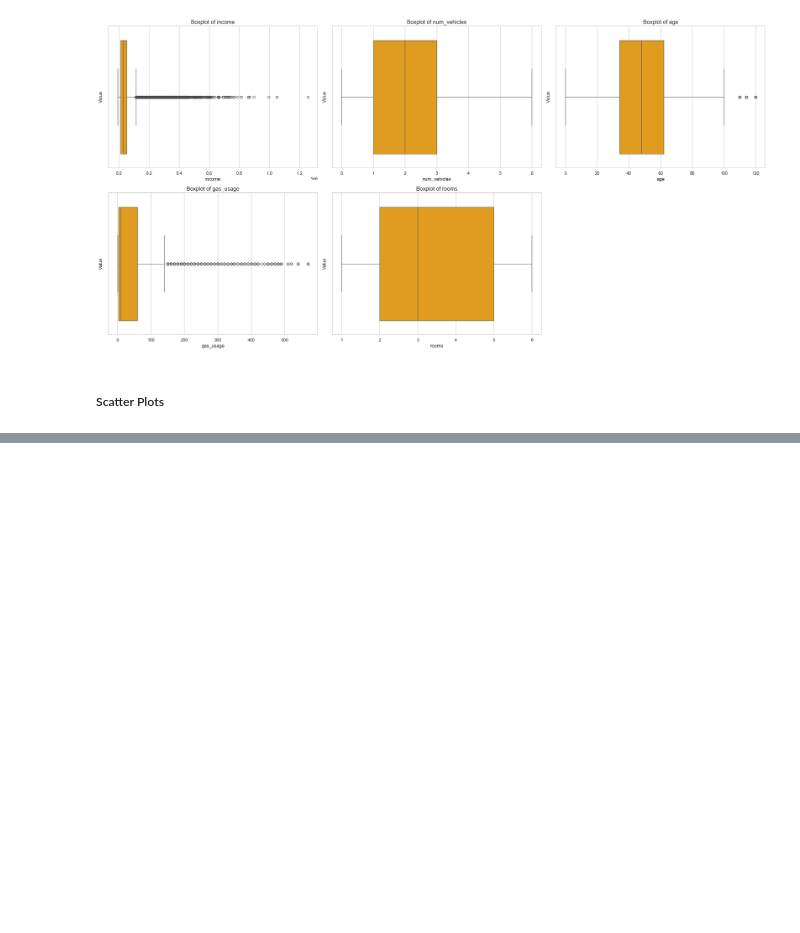
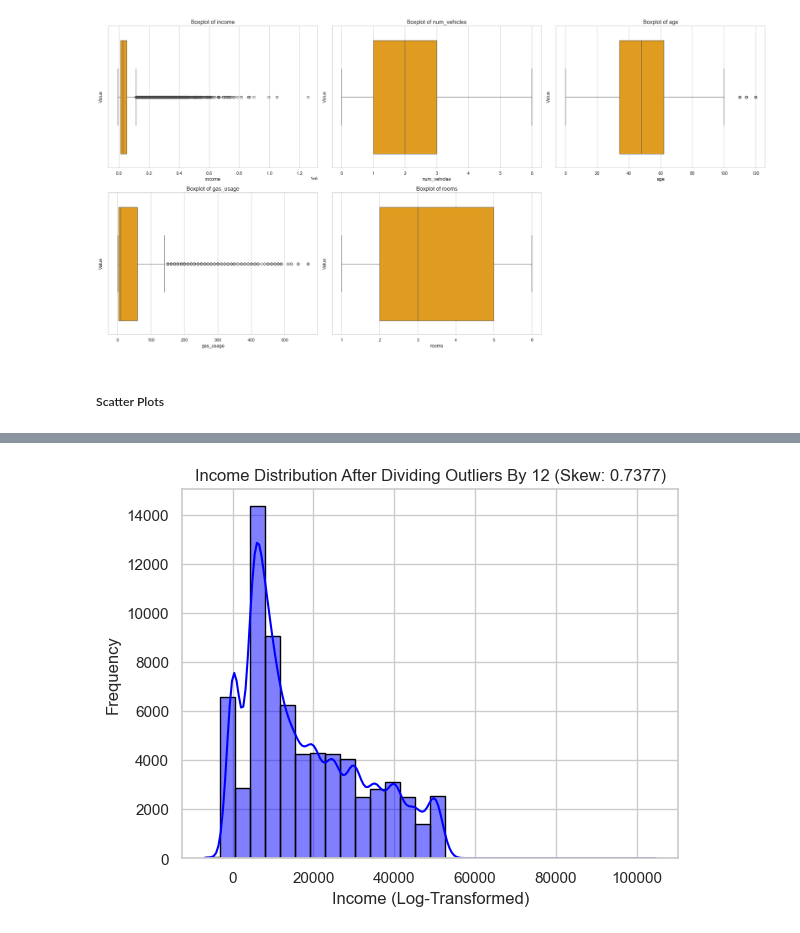
Before and after one commit to eduardooliveiraps/HealthInsurancePredictor, a Jupyter notebook: health_insurance_predictor.ipynb, the cells around one changed output, grey strips where cells are left out. Cells and saved outputs as stored; diff of their text form; code cells hidden in the pictures; blank space fills up the shorter version.

```diff
--- a/health_insurance_predictor.ipynb
+++ b/health_insurance_predictor.ipynb
@@ -339,21 +358,3 @@ plt.show()
 [figure]
 # %% [markdown]
 ##### Scatter Plots
-# %%
-sns.set_theme(style="whitegrid", palette="pastel")
-
-plt.figure(figsize=(15, 25))
-
-# Create a scatter plot for each numerical feature
-for i, feature in enumerate(numerical_features[:5], 1):
-    plt.subplot(3, 2, i)
-    sns.scatterplot(data=df, x=feature, y=df.index, alpha=0.6, color='blue')
-    plt.title(f'Distribuição de {feature}', fontsize=14)
-    plt.xlabel(feature, fontsize=12)
-    plt.ylabel('Índice', fontsize=12)
-
-plt.suptitle('Numerical Features Distribution (Scatter Plots)', fontsize=16)
-
-plt.tight_layout(rect=[0, 0.03, 1, 0.95])
-
-plt.show()
@@ -529,0 +622,14 @@ plt.show()
+# %%
+df_processed_copy = df_processed.copy()
+
+# Divide by 12 the income values above the 75th percentile (monthly income)
+df_processed_copy['income'] = np.where(df_processed_copy['income'] > df_processed_copy['income'].quantile(0.75), df_processed_copy['income'] / 12, df_processed_copy['income'])
+
+# Plot the distribution
+sns.histplot(df_processed_copy['income'], kde=True, bins=30, color='blue', edgecolor='black')
+plt.title(f'Income Distribution After Dividing Outliers By 12 (Skew: {df_processed_copy["income"].skew():.4f})')
+plt.xlabel('Income (Log-Transformed)', fontsize=12)
+plt.ylabel('Frequency', fontsize=12)
+plt.show()
+# %% [output]
+[figure, added]
```
Also changed, not shown: parts of 47 cells of this notebook, 5 other files.
